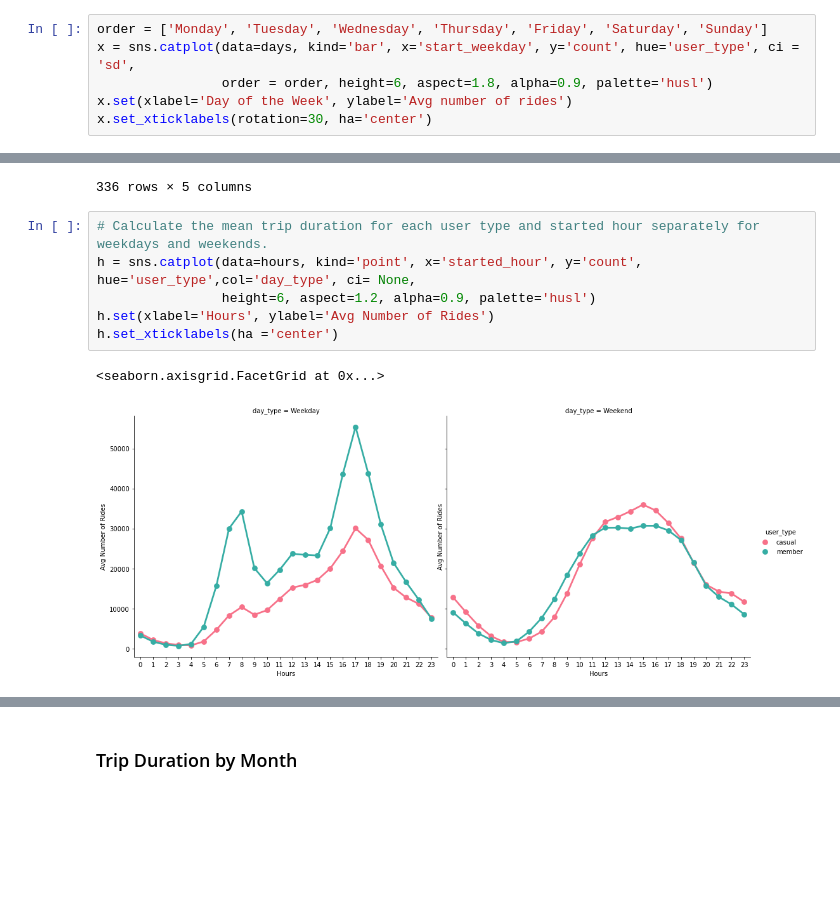
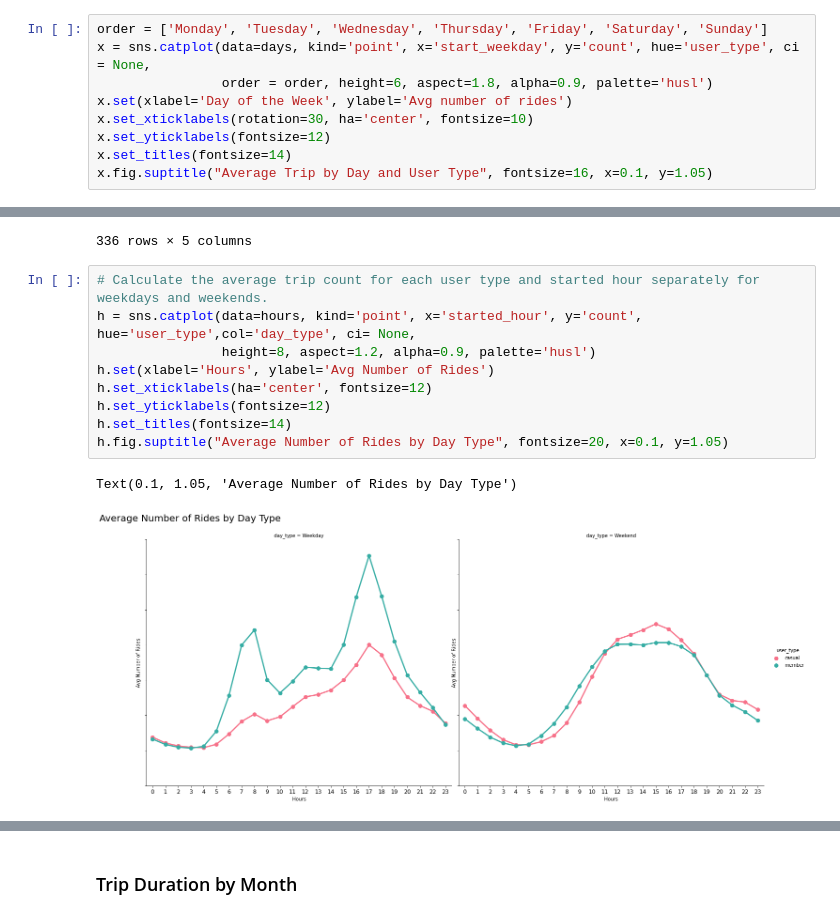
Before and after one commit to FedeDipa91/pbix, a Jupyter notebook: BikeSharing/BikeSharing_cd_analysis.ipynb, the cells around one changed output, grey strips where cells are left out. Drawn from its saved outputs; the diff is of its cells as text; blank space fills up the shorter version.

```diff
--- a/BikeSharing/BikeSharing_cd_analysis.ipynb
+++ b/BikeSharing/BikeSharing_cd_analysis.ipynb
@@ -107,8 +140,11 @@ days
 ### Average trips by day and user type
 # %%
 order = ['Monday', 'Tuesday', 'Wednesday', 'Thursday', 'Friday', 'Saturday', 'Sunday']
-x = sns.catplot(data=days, kind='bar', x='start_weekday', y='count', hue='user_type', ci = 'sd',
+x = sns.catplot(data=days, kind='point', x='start_weekday', y='count', hue='user_type', ci = None,
                 order = order, height=6, aspect=1.8, alpha=0.9, palette='husl')
 x.set(xlabel='Day of the Week', ylabel='Avg number of rides')
-x.set_xticklabels(rotation=30, ha='center')
+x.set_xticklabels(rotation=30, ha='center', fontsize=10)
+x.set_yticklabels(fontsize=12)
+x.set_titles(fontsize=14)
+x.fig.suptitle("Average Trip by Day and User Type", fontsize=16, x=0.1, y=1.05)
 # %% [output]
@@ -167,11 +212,14 @@ hours
 | 335 | member | Wednesday | 23 | 6857 | Weekday |
 336 rows × 5 columns
 # %%
-# Calculate the mean trip duration for each user type and started hour separately for weekdays and weekends.
+# Calculate the average trip count for each user type and started hour separately for weekdays and weekends.
 h = sns.catplot(data=hours, kind='point', x='started_hour', y='count', hue='user_type',col='day_type', ci= None,
-                height=6, aspect=1.2, alpha=0.9, palette='husl')
+                height=8, aspect=1.2, alpha=0.9, palette='husl')
 h.set(xlabel='Hours', ylabel='Avg Number of Rides')
-h.set_xticklabels(ha ='center')
+h.set_xticklabels(ha='center', fontsize=12)
+h.set_yticklabels(fontsize=12)
+h.set_titles(fontsize=14)
+h.fig.suptitle("Average Number of Rides by Day Type", fontsize=20, x=0.1, y=1.05)
 # %% [output]
-<seaborn.axisgrid.FacetGrid at 0x...>
+Text(0.1, 1.05, 'Average Number of Rides by Day Type')
-[figure, old version]
+[figure, new version]
```
Also changed, not shown: parts of 27 cells of this notebook.
